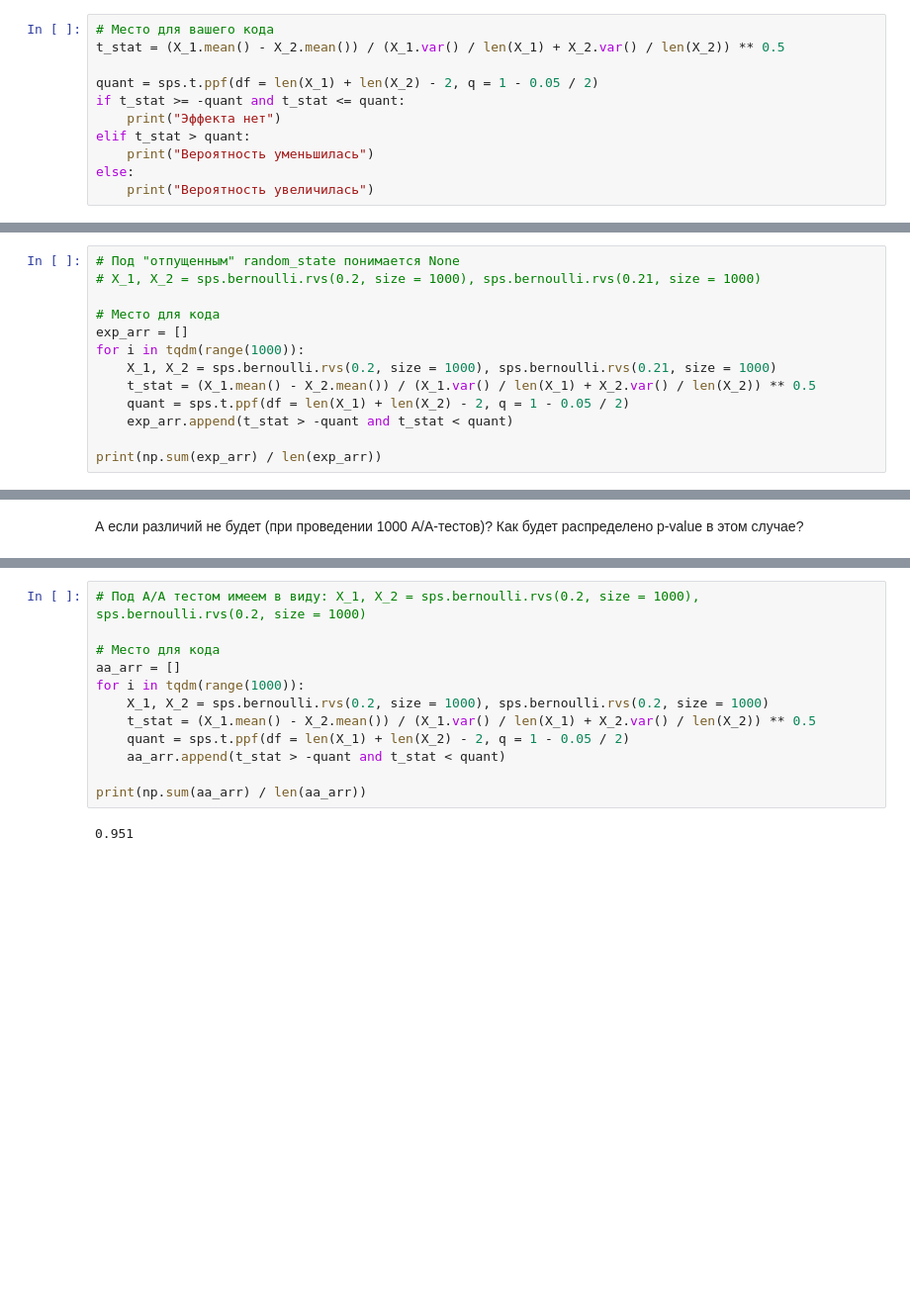
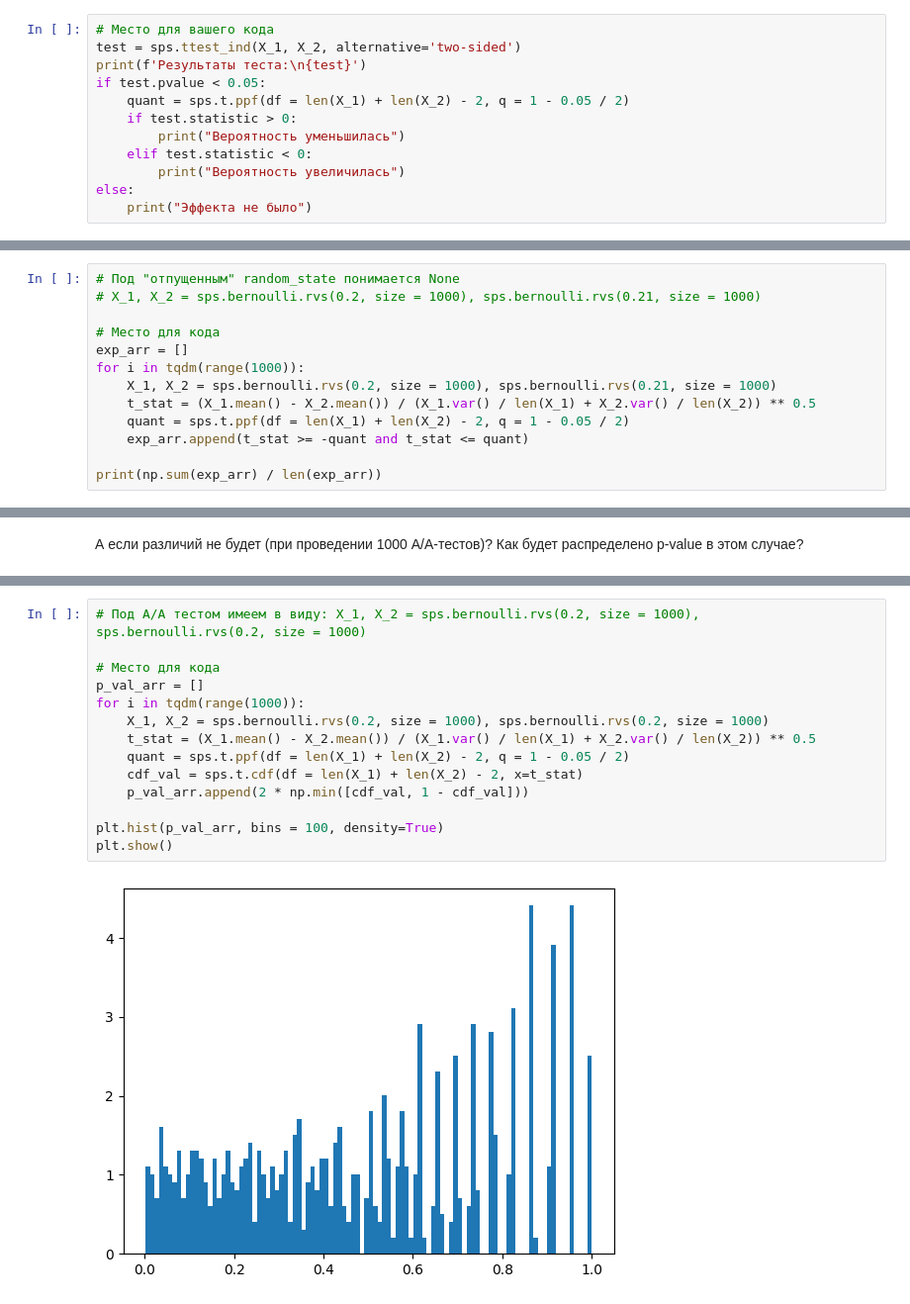
Before and after one commit to OVvvERLORD/tbank_risk_intensive, a Jupyter notebook: tbank_risk_hw1_bartia.ipynb, the cells around one changed output, grey strips where cells are left out. Shown at 99% size. Cells and saved outputs as stored; diff of their text form; blank space fills up the shorter version.

```diff
--- a/tbank_risk_hw1_bartia.ipynb
+++ b/tbank_risk_hw1_bartia.ipynb
@@ -274,12 +274,13 @@ X_1, X_2 = sps.bernoulli.rvs(0.2, size = 1000, random_state=42), sps.bernoulli.r
 # %%
 # Место для вашего кода
-t_stat = (X_1.mean() - X_2.mean()) / (X_1.var() / len(X_1) + X_2.var() / len(X_2)) ** 0.5
-
-quant = sps.t.ppf(df = len(X_1) + len(X_2) - 2, q = 1 - 0.05 / 2)
-if t_stat >= -quant and t_stat <= quant:
-    print("Эффекта нет")
-elif t_stat > quant:
-    print("Вероятность уменьшилась")
+test = sps.ttest_ind(X_1, X_2, alternative='two-sided')
+print(f'Результаты теста:\n{test}')
+if test.pvalue < 0.05:
+    quant = sps.t.ppf(df = len(X_1) + len(X_2) - 2, q = 1 - 0.05 / 2)
+    if test.statistic > 0:
+        print("Вероятность уменьшилась")
+    elif test.statistic < 0:
+        print("Вероятность увеличилась")
 else:
-    print("Вероятность увеличилась")
+    print("Эффекта не было")
 # %% [output]
@@ -300,7 +303,7 @@ for i in tqdm(range(1000)):
     X_1, X_2 = sps.bernoulli.rvs(0.2, size = 1000), sps.bernoulli.rvs(0.21, size = 1000)
     t_stat = (X_1.mean() - X_2.mean()) / (X_1.var() / len(X_1) + X_2.var() / len(X_2)) ** 0.5
     quant = sps.t.ppf(df = len(X_1) + len(X_2) - 2, q = 1 - 0.05 / 2)
-    exp_arr.append(t_stat > -quant and t_stat < quant)
+    exp_arr.append(t_stat >= -quant and t_stat <= quant)
 
 print(np.sum(exp_arr) / len(exp_arr))
 # %% [output]
@@ -310,14 +321,16 @@ print(np.sum(exp_arr) / len(exp_arr))
 # %%
 # Под A/A тестом имеем в виду: X_1, X_2 = sps.bernoulli.rvs(0.2, size = 1000), sps.bernoulli.rvs(0.2, size = 1000)
 
 # Место для кода
-aa_arr = []
+p_val_arr = []
 for i in tqdm(range(1000)):
     X_1, X_2 = sps.bernoulli.rvs(0.2, size = 1000), sps.bernoulli.rvs(0.2, size = 1000)
     t_stat = (X_1.mean() - X_2.mean()) / (X_1.var() / len(X_1) + X_2.var() / len(X_2)) ** 0.5
     quant = sps.t.ppf(df = len(X_1) + len(X_2) - 2, q = 1 - 0.05 / 2)
-    aa_arr.append(t_stat > -quant and t_stat < quant)
+    cdf_val = sps.t.cdf(df = len(X_1) + len(X_2) - 2, x=t_stat)
+    p_val_arr.append(2 * np.min([cdf_val, 1 - cdf_val]))
 
-print(np.sum(aa_arr) / len(aa_arr))
+plt.hist(p_val_arr, bins = 100, density=True)
+plt.show()
 # %% [output]
-0.951
+[figure, added]
```
Also changed, not shown: parts of 5 cells of this notebook.
